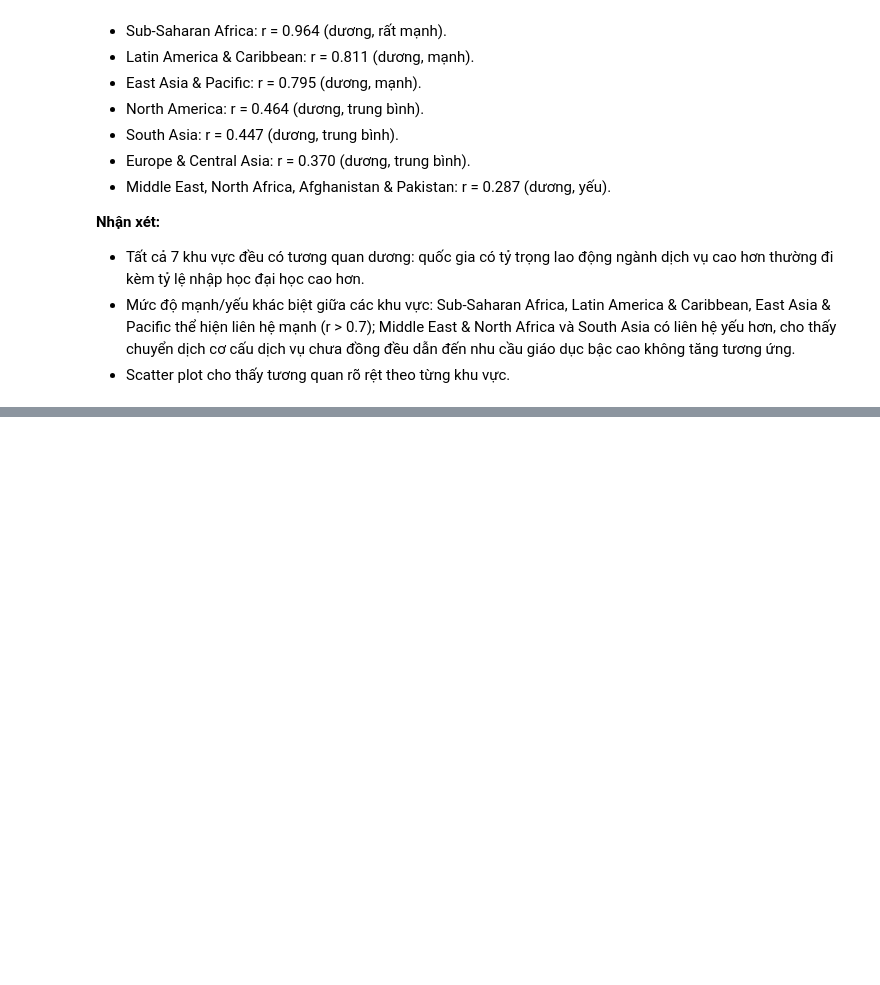
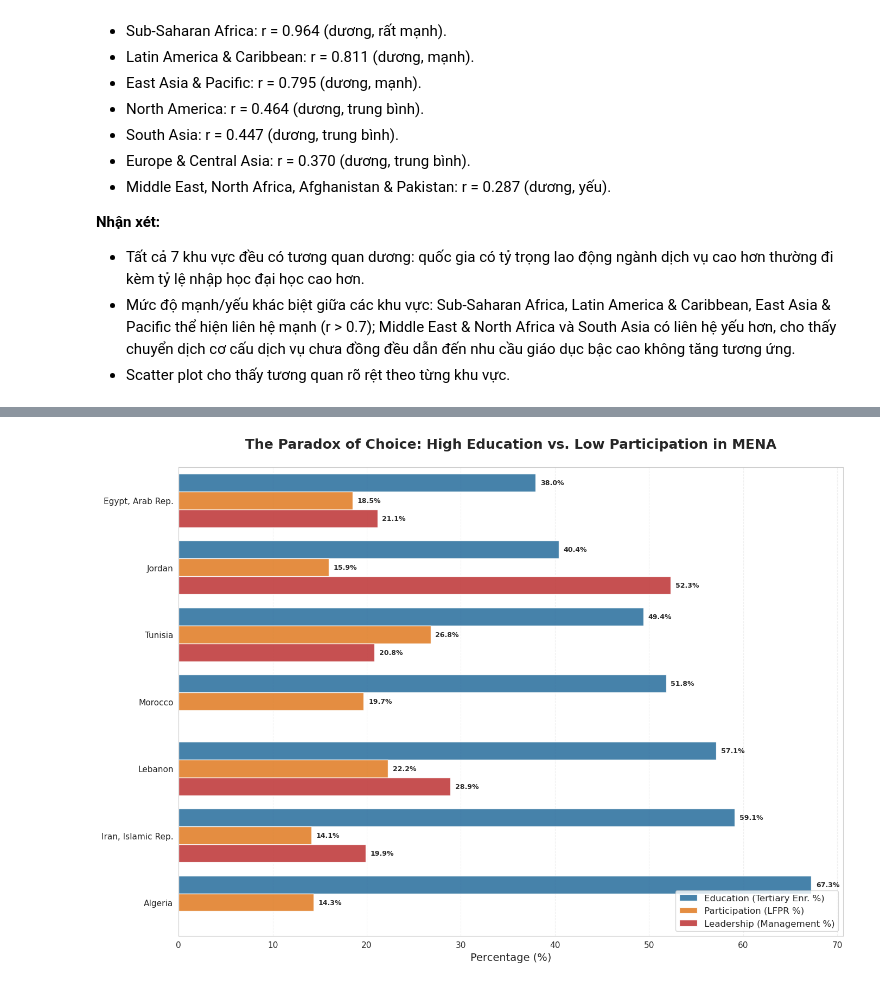
Before and after one commit to n3sfan/DataVis-Lab2, a Jupyter notebook: Notebook/lab.ipynb, the cells around one changed output, grey strips where cells are left out. Drawn from its saved outputs; the diff is of its cells as text; code cells hidden in the pictures; blank space fills up the shorter version.

```diff
--- a/Notebook/lab.ipynb
+++ b/Notebook/lab.ipynb
@@ -889,0 +1009,27 @@ Middle East, North Africa, Afghanistan & Pakistan   0.287434
+# %%
+# CHART 2: The Paradox Multi-Metric Comparison (Education vs. Participation vs. Leadership)
+df_plot_merged = df_mena_summary.dropna(subset=['Education (Tertiary Enr. %)']).sort_values('Education (Tertiary Enr. %)', ascending=True)
+df_melted = df_plot_merged.melt(id_vars='Country',
+                               value_vars=['Education (Tertiary Enr. %)', 'Participation (LFPR %)', 'Leadership (Management %)'],
+                               var_name='Metric', value_name='Percentage')
+
+plt.figure(figsize=(14, 10))
+palette = {'Education (Tertiary Enr. %)': '#1f77b4', 'Participation (LFPR %)': '#ff7f0e', 'Leadership (Management %)': '#d62728'}
+sns.barplot(data=df_melted, y='Country', x='Percentage', hue='Metric', palette=palette, alpha=0.9)
+
+plt.title('The Paradox of Choice: High Education vs. Low Participation in MENA', fontsize=18, pad=25, fontweight='bold')
+plt.xlabel('Percentage (%)', fontsize=14)
+plt.ylabel('', fontsize=14)
+plt.legend(title='', loc='lower right', frameon=True, fontsize=12)
+plt.grid(axis='x', linestyle='--', alpha=0.3)
+
+# Add value labels
+for p in plt.gca().patches:
+    width = p.get_width()
+    if width > 0:
+        plt.text(width + 0.5, p.get_y() + p.get_height()/2, f'{width:.1f}%', va='center', fontsize=9, fontweight='bold')
+
+plt.tight_layout()
+plt.show()
+# %% [output]
+[figure, added]
```
Also changed, not shown: parts of 11 cells of this notebook, 5 other files.
